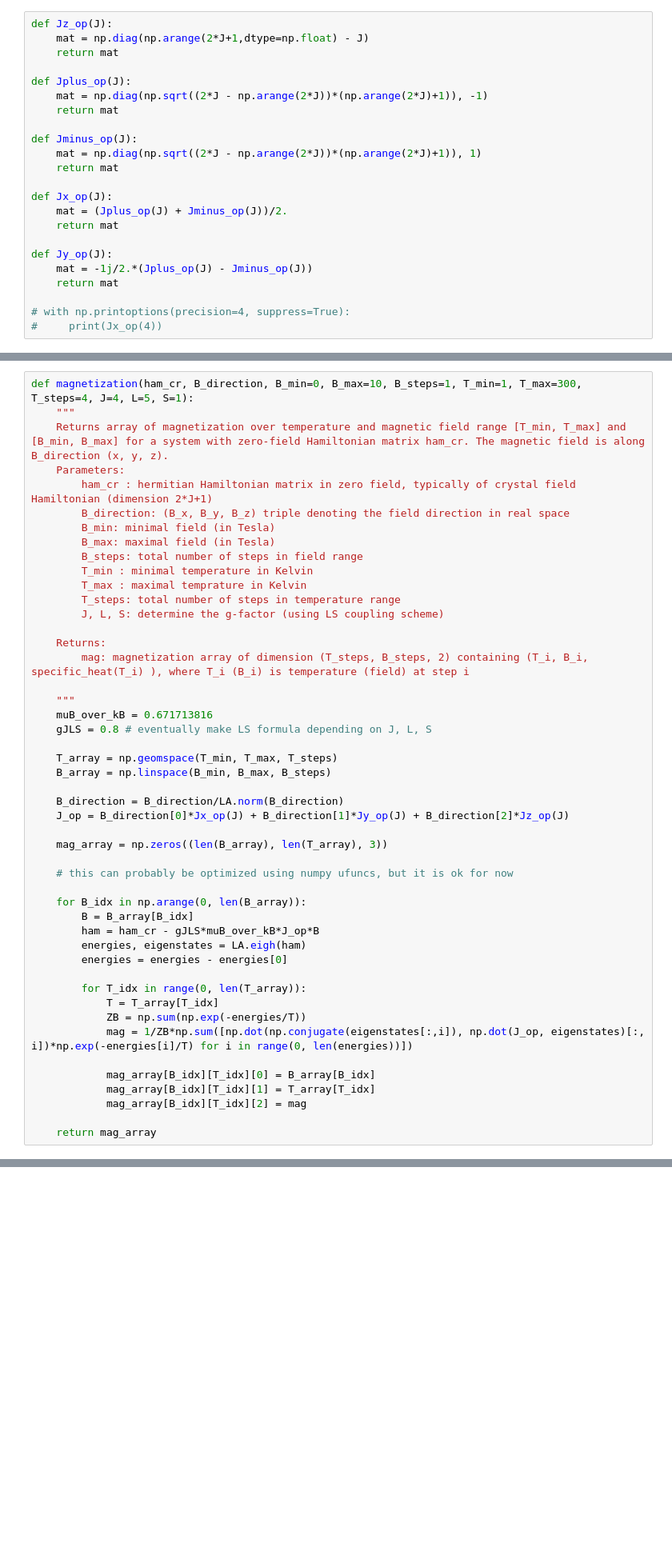
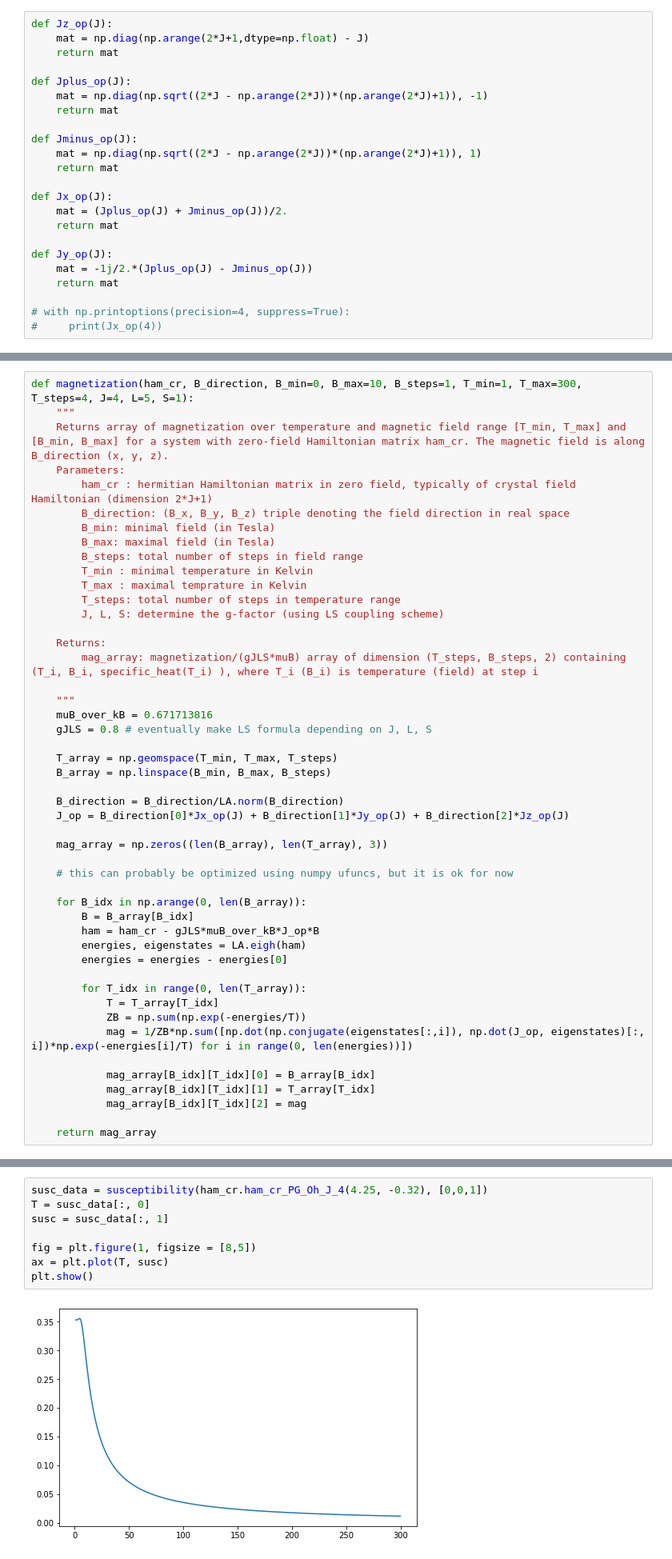
Before and after one commit to Orth-Research/ml_cr, a Jupyter notebook: DataGeneration.ipynb, the cells around one changed output, grey strips where cells are left out. Shown at 80% size. Saved outputs shown, nothing was run; the diff lists cells and outputs as text; blank space fills up the shorter version.

```diff
--- a/DataGeneration.ipynb
+++ b/DataGeneration.ipynb
@@ -101,7 +103,7 @@ def magnetization(ham_cr, B_direction, B_min=0, B_max=10, B_steps=1, T_min=1, T_
         J, L, S: determine the g-factor (using LS coupling scheme)
 
     Returns:
-        mag: magnetization array of dimension (T_steps, B_steps, 2) containing (T_i, B_i, specific_heat(T_i) ), where T_i (B_i) is temperature (field) at step i
+        mag_array: magnetization/(gJLS*muB) array of dimension (T_steps, B_steps, 2) containing (T_i, B_i, specific_heat(T_i) ), where T_i (B_i) is temperature (field) at step i
 
     """
     muB_over_kB = 0.671713816
@@ -205,3 +201,13 @@ print(mag_data[:,0,0])
+# %%
+susc_data = susceptibility(ham_cr.ham_cr_PG_Oh_J_4(4.25, -0.32), [0,0,1])
+T = susc_data[:, 0]
+susc = susc_data[:, 1]
+
+fig = plt.figure(1, figsize = [8,5])
+ax = plt.plot(T, susc)
+plt.show()
+# %% [output]
+[figure, added]
 # %%
 class training_data_generation():
 # %%
```
Also changed, not shown: parts of 8 cells of this notebook, 1 other file.
